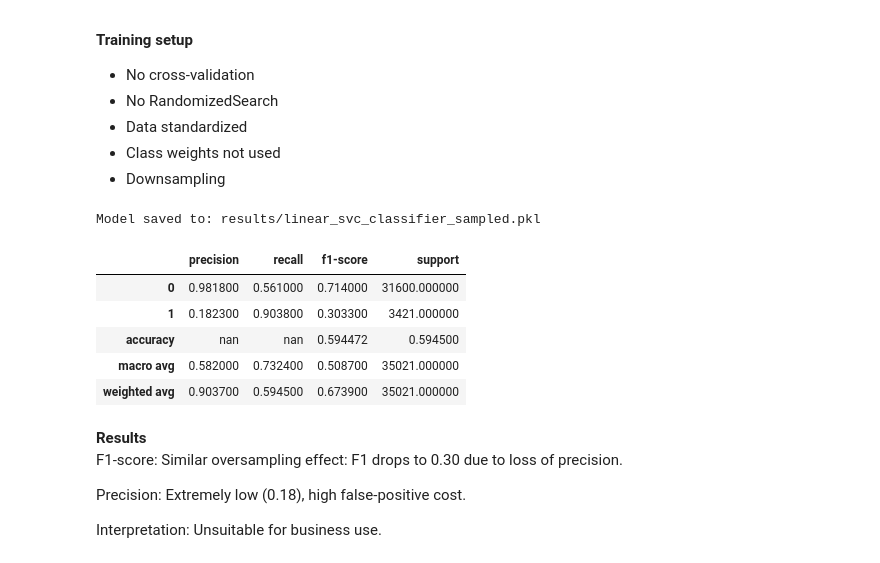
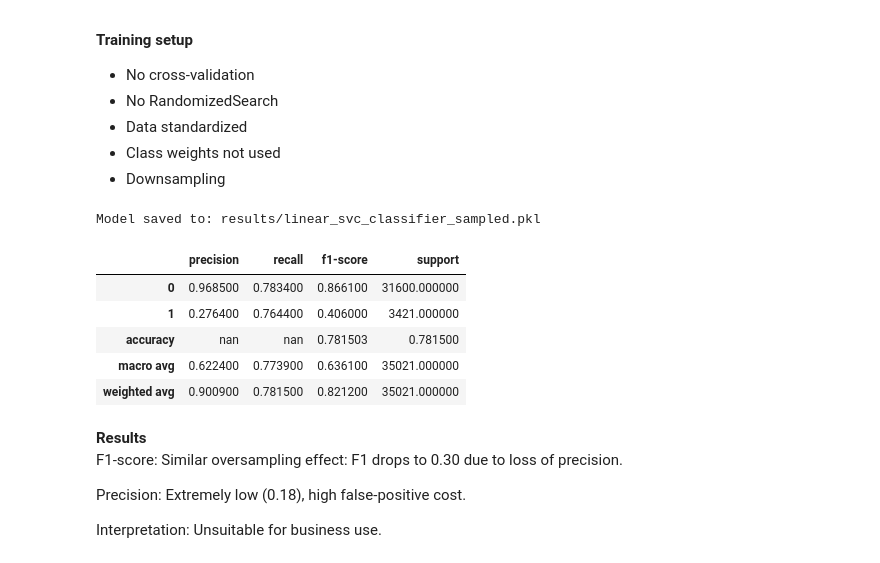
Before and after one commit to OloruntobiOlutola/Hands-on-ML, a Jupyter notebook: customer_transaction.ipynb, the cells around one changed output. Drawn from its saved outputs; the diff is of its cells as text; code cells hidden in the pictures.

```diff
--- a/customer_transaction.ipynb
+++ b/customer_transaction.ipynb
@@ -1152,23 +1149,23 @@ Linear SVC is a linear Support Vector Machine that finds the hyperplane maximizi
 # %%
 report  = train_and_save_model(
     model=LinearSVC(),
     model_name="linear_svc_classifier",
     X_train=X_resampled_train_scaled,
     y_train=y_resampled_down,
-    X_test=X_test_scaled,
+    X_test=X_resampled_test_scaled,
     y_test=y_test,
     saved_results=saved_results,
     sampled=True
 )
 report
 # %% [output]
 Model saved to: results/linear_svc_classifier_sampled.pkl
 |  | precision | recall | f1-score | support |
-| 0 | 0.981800 | 0.561000 | 0.714000 | 31600.000000 |
-| 1 | 0.182300 | 0.903800 | 0.303300 | 3421.000000 |
-| accuracy | nan | nan | 0.594472 | 0.594500 |
-| macro avg | 0.582000 | 0.732400 | 0.508700 | 35021.000000 |
-| weighted avg | 0.903700 | 0.594500 | 0.673900 | 35021.000000 |
+| 0 | 0.968500 | 0.783400 | 0.866100 | 31600.000000 |
+| 1 | 0.276400 | 0.764400 | 0.406000 | 3421.000000 |
+| accuracy | nan | nan | 0.781503 | 0.781500 |
+| macro avg | 0.622400 | 0.773900 | 0.636100 | 35021.000000 |
+| weighted avg | 0.900900 | 0.781500 | 0.821200 | 35021.000000 |
 # %% [markdown]
 **Results**
 F1-score: Similar oversampling effect: F1 drops to 0.30 due to loss of precision.
```
Also changed, not shown: parts of 27 cells of this notebook.
